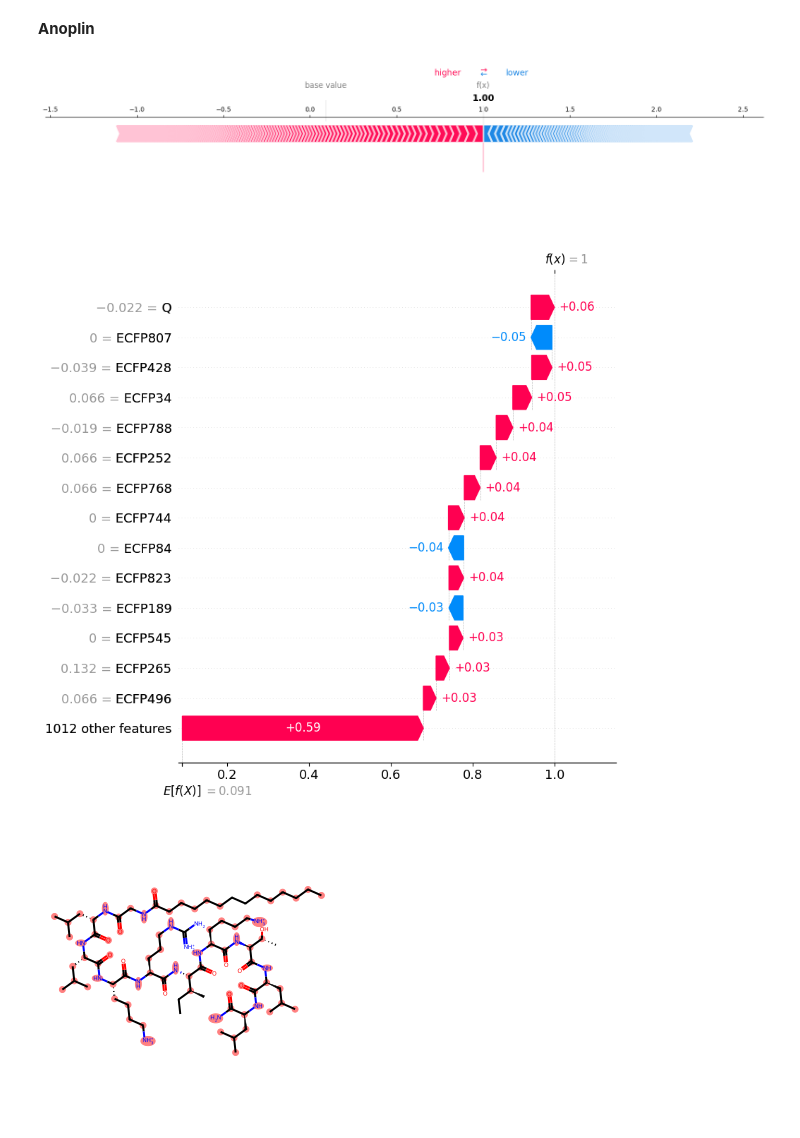
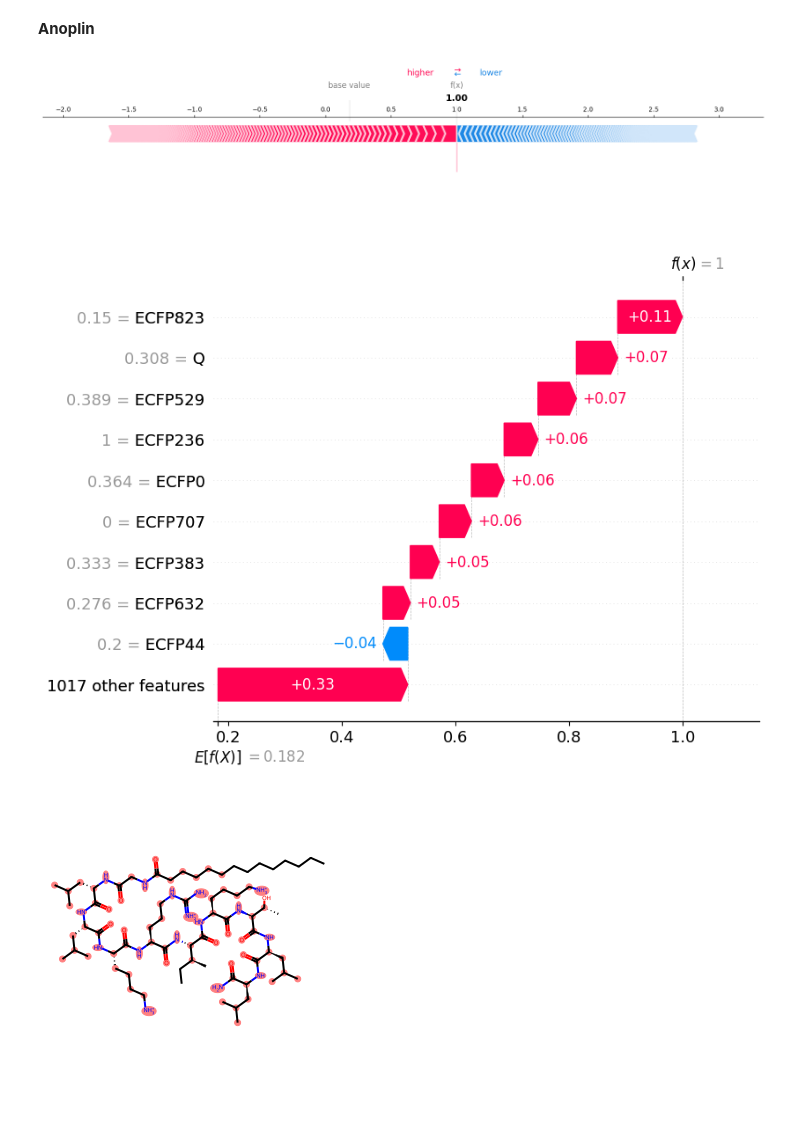
Before and after one commit to mersalas/ecosa, a Jupyter notebook: Stackcoli.ipynb, the cells around one changed output. Cells and saved outputs as stored; diff of their text form; code cells hidden in the pictures.

```diff
--- a/Stackcoli.ipynb
+++ b/Stackcoli.ipynb
@@ -58,7 +58,7 @@ properties = df['smiles'].apply(calculate_properties)
 df['Q'], df['frac_CC'] = zip(*properties)
 
 # Scale Q and fra_CC pairs columns
-scaler_qc = joblib.load('model/scaler_QfCC.pkl')
+scaler_qc = joblib.load('model/scaler_qc.pkl')
 df[['Q', 'frac_CC']] = scaler_qc.transform(df[['Q', 'frac_CC']])
 # %%
 # Featurize smiles
@@ -72,7 +72,7 @@ dataset = loader.create_dataset(own_data)
 **Scaling & Normalization**
 # %%
 # Scale ECFPs columns
-scaler_ecfp = joblib.load('model/scaler_ECFP.pkl')
+scaler_ecfp = joblib.load('model/scaler_ecfp.pkl')
 X_scale = scaler_ecfp.transform(dataset.X)
 
 # Convert dataset.X to DataFrame
@@ -205,24 +205,24 @@ def highlight_ecfp_substructure(smiles, important_bits, radius, size):
 shap.force_plot(explainer.expected_value, shap_values[0],
                X_norm.iloc[0], matplotlib=True)
 # %% [output]
-[figure, old version]
+[figure, new version]
 # %%
 # Waterfall plot
 explain = shap.Explanation(shap_values[0],
                                explainer.expected_value,
                               X_norm.iloc[0])
-shap.plots.waterfall(explain, max_display=15)
+shap.plots.waterfall(explain, max_display=10)
 # %% [output]
-[figure, old version]
+[figure, new version]
 # %%
 # Positive SHAP
 smiles = dataset.ids
 smiles = smiles[0] # SMILES string for a particular instance
-important_bits = [428, 34, 788, 252, 768, 823, 265, 496] # important ECFP bits identified by SHAP
+important_bits = [823, 529, 236, 383, 632]  # important ECFP bits identified by SHAP
 img = highlight_ecfp_substructure(smiles, important_bits, radius=5, size=1024)
 img
 # %% [output]
-[figure, old version]
+[figure, new version]
 # %%
 # Negative SHAP
 smiles = dataset.ids
```
Also changed, not shown: parts of 5 cells of this notebook, 5 other files.
